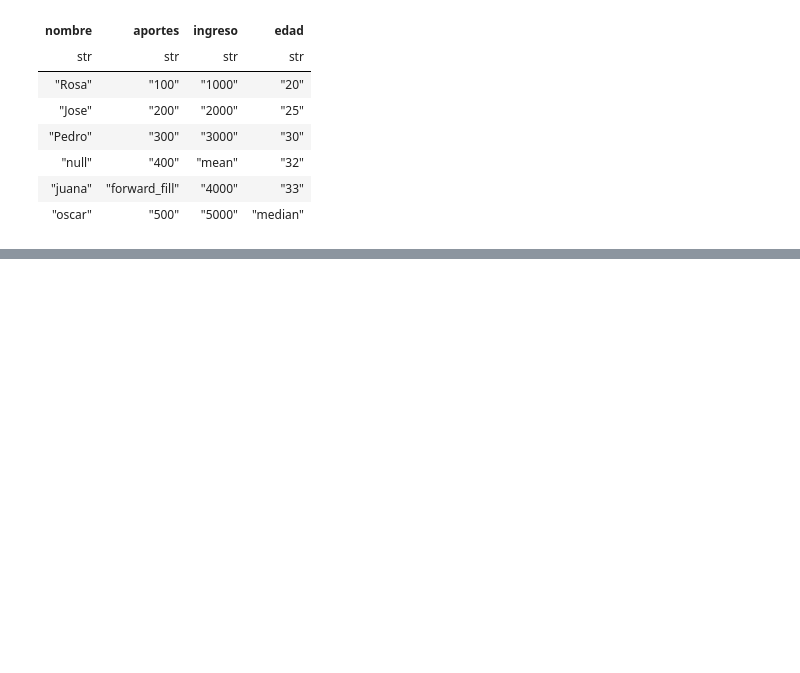
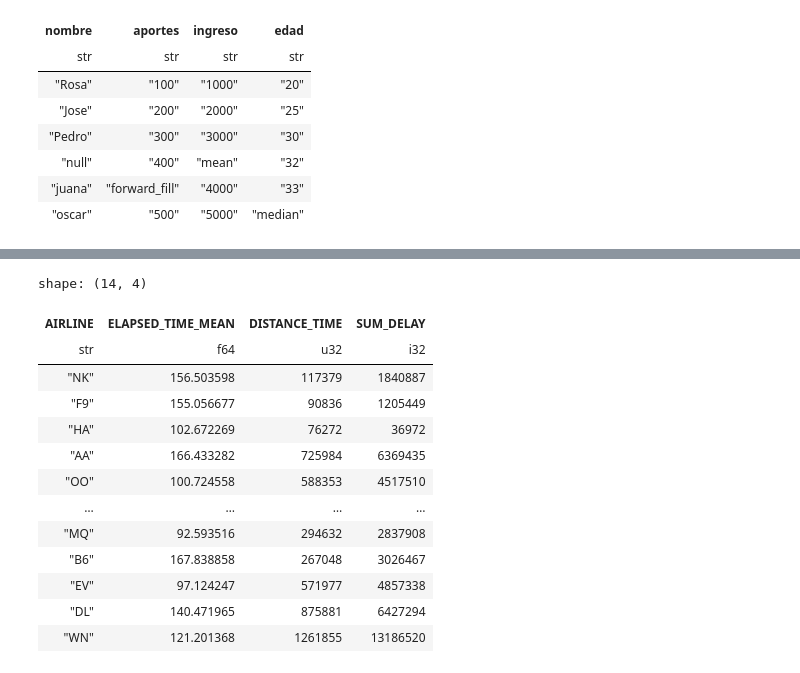
Before and after one commit to Viny2030/polars, a Jupyter notebook: IIThe_Polar_Express_Cheatsheet___polars_🐻_.ipynb, the cells around one changed output, grey strips where cells are left out. Saved outputs shown, nothing was run; the diff lists cells and outputs as text; code cells hidden in the pictures; blank space fills up the shorter version.

```diff
--- a/IIThe_Polar_Express_Cheatsheet___polars_🐻_.ipynb
+++ b/IIThe_Polar_Express_Cheatsheet___polars_🐻_.ipynb
@@ -718,0 +801,21 @@ for column in df5.columns:
+# %%
+vuelos_lf.group_by('AIRLINE').agg(
+    pl.col('ELAPSED_TIME').mean().name.suffix('_MEAN'), ## columna tiempo en el aire y nueva columna y un sufijo
+     pl.col('DISTANCE').count().alias('DISTANCE_TIME'),## englobo la agregacion columna tiempo en el aire, conteo y renombrarla
+     SUM_DELAY=pl.col('DEPARTURE_DELAY').sum()  ## nombre de la columna = AGREGACI0N suma de retrasos
+).collect() ## para ejecutar y obtener el resultado
+# %% [output]
+shape: (14, 4)
+| AIRLINE | ELAPSED_TIME_MEAN | DISTANCE_TIME | SUM_DELAY |
+| str | f64 | u32 | i32 |
+| "NK" | 156.503598 | 117379 | 1840887 |
+| "F9" | 155.056677 | 90836 | 1205449 |
+| "HA" | 102.672269 | 76272 | 36972 |
+| "AA" | 166.433282 | 725984 | 6369435 |
+| "OO" | 100.724558 | 588353 | 4517510 |
+| … | … | … | … |
+| "MQ" | 92.593516 | 294632 | 2837908 |
+| "B6" | 167.838858 | 267048 | 3026467 |
+| "EV" | 97.124247 | 571977 | 4857338 |
+| "DL" | 140.471965 | 875881 | 6427294 |
+| "WN" | 121.201368 | 1261855 | 13186520 |
```
Also changed, not shown: parts of 30 cells of this notebook.
